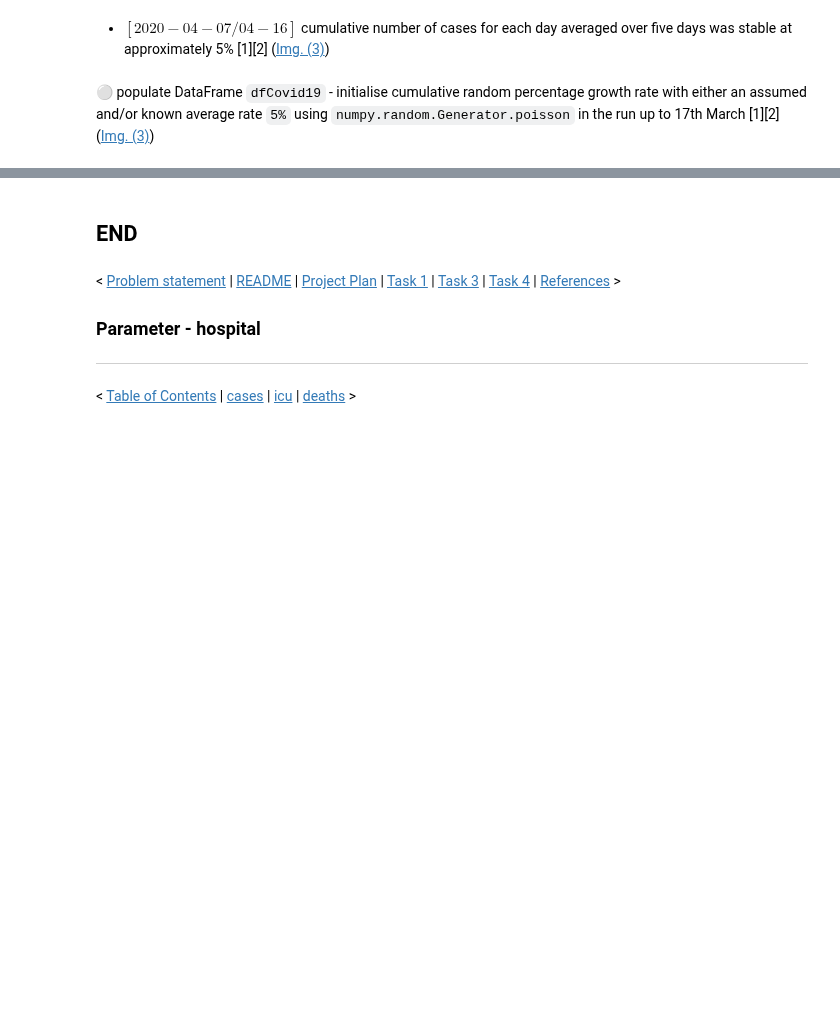
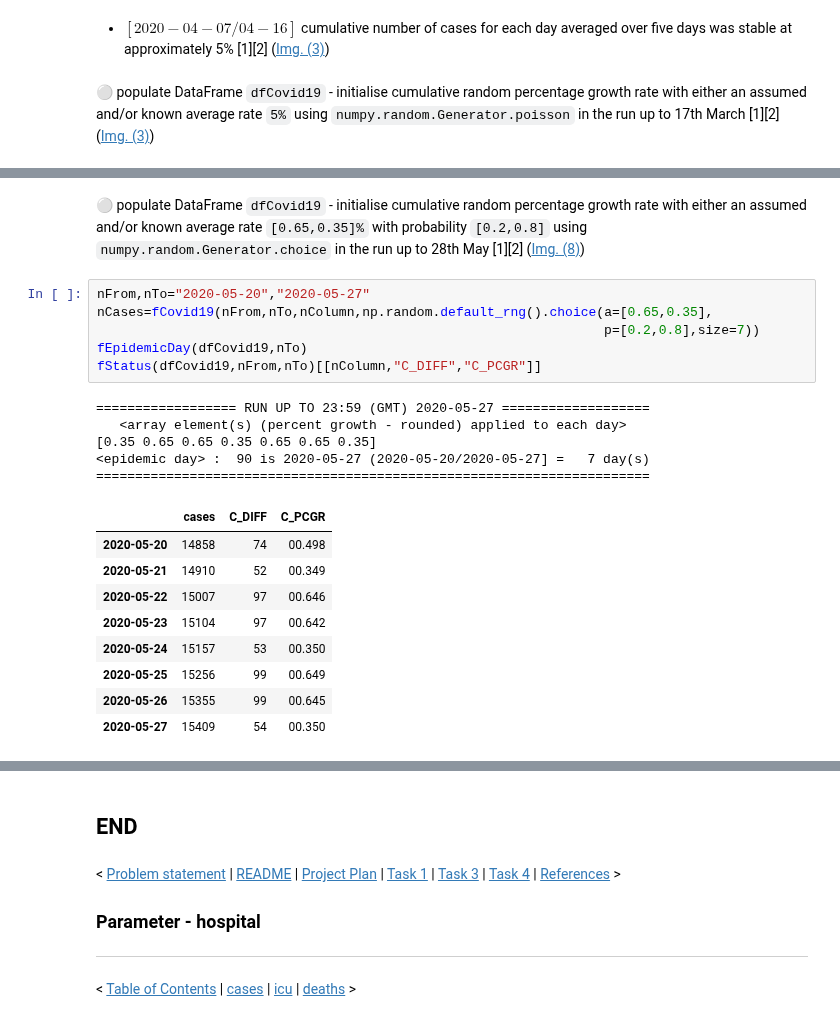
Before and after one commit to E6985/pda-numpy-random-simulation, a Jupyter notebook: Programming-for-Data-Analysis-Project-2020.ipynb, the cells around one changed output, grey strips where cells are left out. Drawn from its saved outputs; the diff is of its cells as text; blank space fills up the shorter version.

```diff
--- a/Programming-for-Data-Analysis-Project-2020.ipynb
+++ b/Programming-for-Data-Analysis-Project-2020.ipynb
@@ -971,0 +976,29 @@ fStatus(dfCovid19,nFrom,nTo)[[nColumn,"C_DIFF","C_PCGR"]]
+# %% [markdown]
+&#x26AA; populate DataFrame ``dfCovid19`` - initialise cumulative random percentage growth rate with either an assumed and/or known average rate ``[0.65,0.35]%`` with probability ``[0.2,0.8]`` using ``numpy.random.Generator.choice`` in the run up to 28th May [1][2] ([Img. (8)](https://github.com/E6985/pda-numpy-random-simulation/blob/main/img/06042020-metrics-06032020.png))
+
+<!--
+[1] P. Nolan (IEMAG), "We’re LIVE as health officials give an update on coronavirus in Ireland (28/05/2020)," [VirginMediaNews](https://web.archive.org/web/20201207124952if_/https://www.facebook.com/VirginMediaNews/videos/2472265849750287), May 2020.
+
+[2] Anaconda (choice), "numpy.random.Generator," Docstring, June 2020.
+-->
+# %%
+nFrom,nTo="2020-05-20","2020-05-27"
+nCases=fCovid19(nFrom,nTo,nColumn,np.random.default_rng().choice(a=[0.65,0.35],
+                                                                 p=[0.2,0.8],size=7))
+fEpidemicDay(dfCovid19,nTo)
+fStatus(dfCovid19,nFrom,nTo)[[nColumn,"C_DIFF","C_PCGR"]]
+# %% [output]
+================== RUN UP TO 23:59 (GMT) 2020-05-27 ===================
+   <array element(s) (percent growth - rounded) applied to each day>
+[0.35 0.65 0.65 0.35 0.65 0.65 0.35]
+<epidemic day> :  90 is 2020-05-27 (2020-05-20/2020-05-27] =   7 day(s)
+=======================================================================
+|  | cases | C_DIFF | C_PCGR |
+| 2020-05-20 | 14858 | 74 | 00.498 |
+| 2020-05-21 | 14910 | 52 | 00.349 |
+| 2020-05-22 | 15007 | 97 | 00.646 |
+| 2020-05-23 | 15104 | 97 | 00.642 |
+| 2020-05-24 | 15157 | 53 | 00.350 |
+| 2020-05-25 | 15256 | 99 | 00.649 |
+| 2020-05-26 | 15355 | 99 | 00.645 |
+| 2020-05-27 | 15409 | 54 | 00.350 |
```
Also changed, not shown: parts of 44 cells of this notebook, 2 other files.
